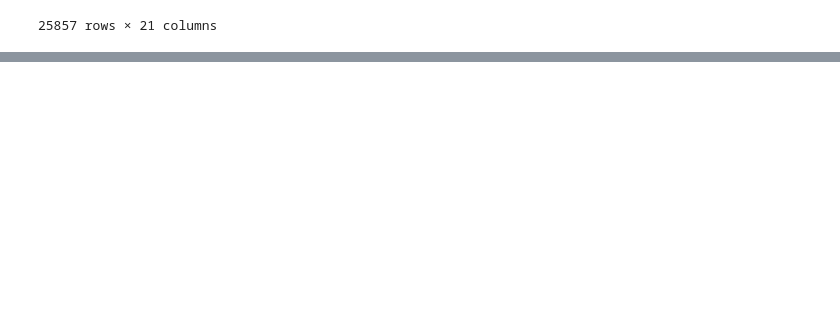
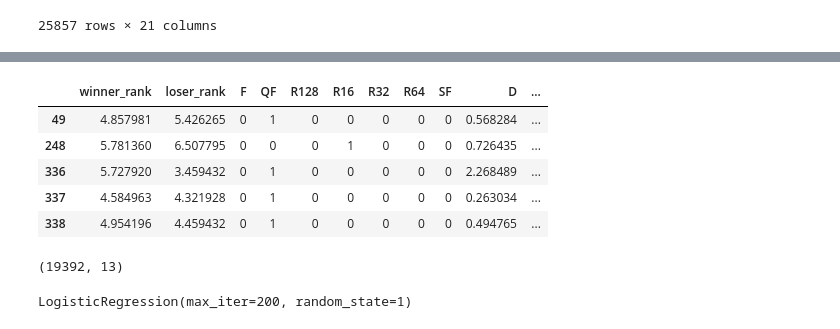
Before and after one commit to Pandas-Friend/WTA-Predictions, a Jupyter notebook: Machine_Learning_2nd_Segment_jarred.ipynb, the cells around one changed output, grey strips where cells are left out. Drawn from its saved outputs; the diff is of its cells as text; code cells hidden in the pictures; blank space fills up the shorter version.

```diff
--- a/Machine_Learning_2nd_Segment_jarred.ipynb
+++ b/Machine_Learning_2nd_Segment_jarred.ipynb
@@ -326,0 +269,6 @@ X = df_rounds["surface", "rounds", "winner_rank", "loser_rank",]
+# %%
+df_2 = df_rounds.join(dummy_ranks)
+df_2.drop("surface",axis = 1,inplace=True)
+df_2[['surface_Grass','surface_Hard']] = df_2[['surface_Grass','surface_Hard']].astype('int_')
+df_2.drop("rounds",axis = 1,inplace=True)
+df_2.head()
@@ -326,0 +283,8 @@ X = df_rounds["surface", "rounds", "winner_rank", "loser_rank",]
+# %%
+# We now take the logarithms of ${\cal P}_1$ and ${\cal P}_2$, then create a variable D
+df4 = df_2.copy()
+df4['winner_rank'] = np.log2(df4['winner_rank'].astype('float64'))
+df4['loser_rank'] = np.log2(df4['loser_rank'].astype('float64'))
+df4['D'] = df4['winner_rank'] - df4['loser_rank']
+df4['D'] = np.absolute(df4['D'])
+df4.head()
@@ -326,0 +347,12 @@ X = df_rounds["surface", "rounds", "winner_rank", "loser_rank",]
+# %%
+cols_to_keep = ['winner_rank','loser_rank', 'F', 'QF', 'R128', 'R16', 'R32', 'R64', 'SF', 'D', 'surface_Clay', 'surface_Clay', 'surface_Grass']
+# Dropping NaN
+X = df4[cols_to_keep].dropna()
+X.head()
+# %% [output]
+|  | winner_rank | loser_rank | F | QF | R128 | R16 | R32 | R64 | SF | D | ... |
+| 49 | 4.857981 | 5.426265 | 0 | 1 | 0 | 0 | 0 | 0 | 0 | 0.568284 | ... |
+| 248 | 5.781360 | 6.507795 | 0 | 0 | 0 | 1 | 0 | 0 | 0 | 0.726435 | ... |
+| 336 | 5.727920 | 3.459432 | 0 | 1 | 0 | 0 | 0 | 0 | 0 | 2.268489 | ... |
+| 337 | 4.584963 | 4.321928 | 0 | 1 | 0 | 0 | 0 | 0 | 0 | 0.263034 | ... |
+| 338 | 4.954196 | 4.459432 | 0 | 1 | 0 | 0 | 0 | 0 | 0 | 0.494765 | ... |
@@ -326,0 +362,11 @@ X = df_rounds["surface", "rounds", "winner_rank", "loser_rank",]
+# %%
+# Split our data into training and testing
+from sklearn.model_selection import train_test_split
+
+X_train, X_test, y_train, y_test = train_test_split(X,
+                                                    y,
+                                                    random_state=1,
+                                                    stratify=y)
+X_train.shape
+# %% [output]
+(19392, 13)
@@ -326,0 +379,5 @@ X = df_rounds["surface", "rounds", "winner_rank", "loser_rank",]
+# %%
+# Fit (train) or model using the training data
+classifier.fit(X_train, y_train)
+# %% [output]
+LogisticRegression(max_iter=200, random_state=1)
```
Also changed, not shown: parts of 19 cells of this notebook.
